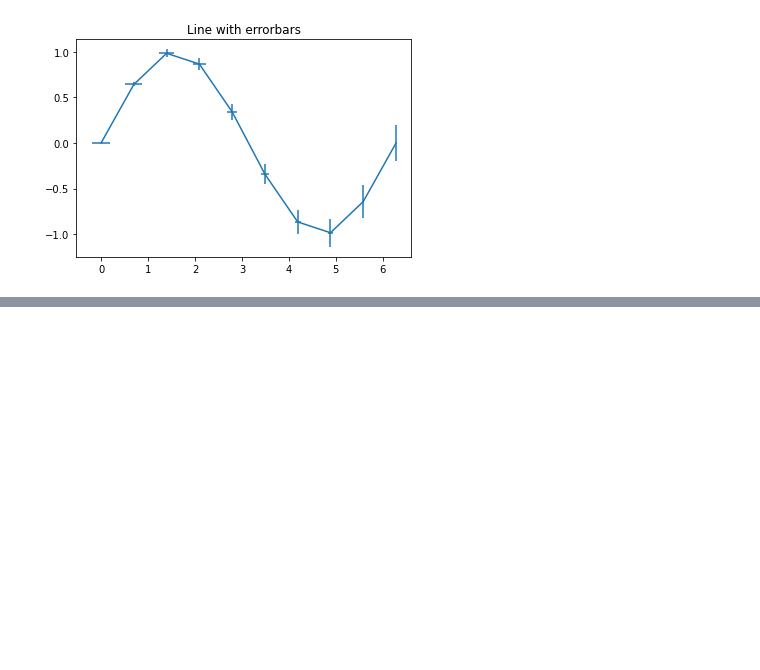
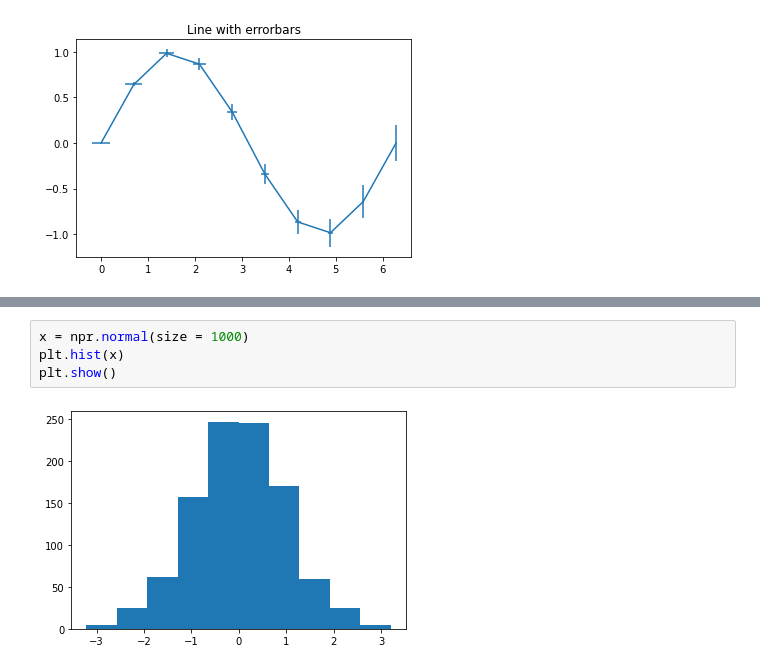
Before and after one commit to beygee/algorithm, a Jupyter notebook: pytorch/matplot.ipynb, the cells around one changed output, grey strips where cells are left out. Cells and saved outputs as stored; diff of their text form; blank space fills up the shorter version.

```diff
--- a/pytorch/matplot.ipynb
+++ b/pytorch/matplot.ipynb
@@ -150,0 +157,6 @@ plt.show()
+# %%
+x = npr.normal(size = 1000)
+plt.hist(x)
+plt.show()
+# %% [output]
+[figure, added]
```
Also changed, not shown: parts of 2 cells of this notebook.
